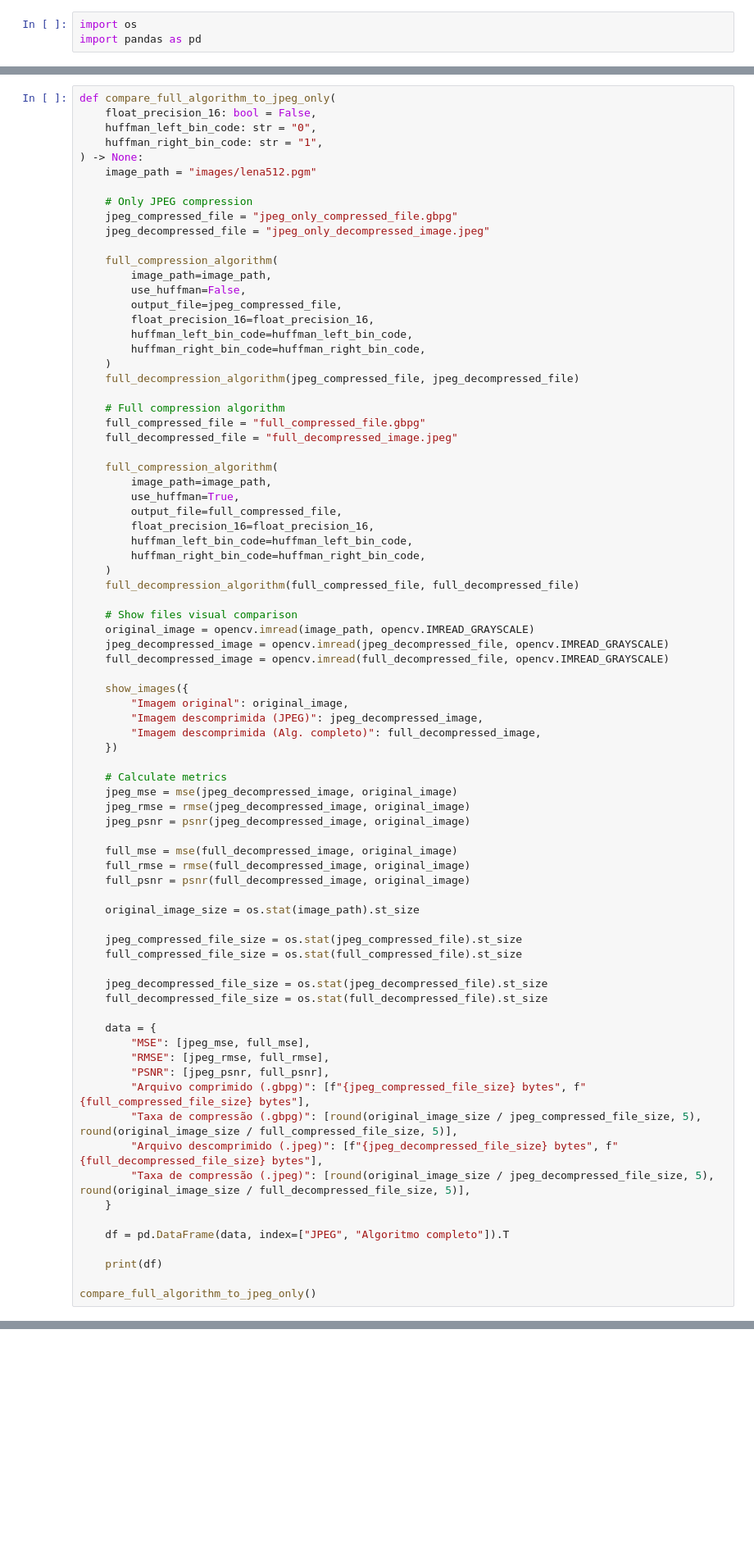
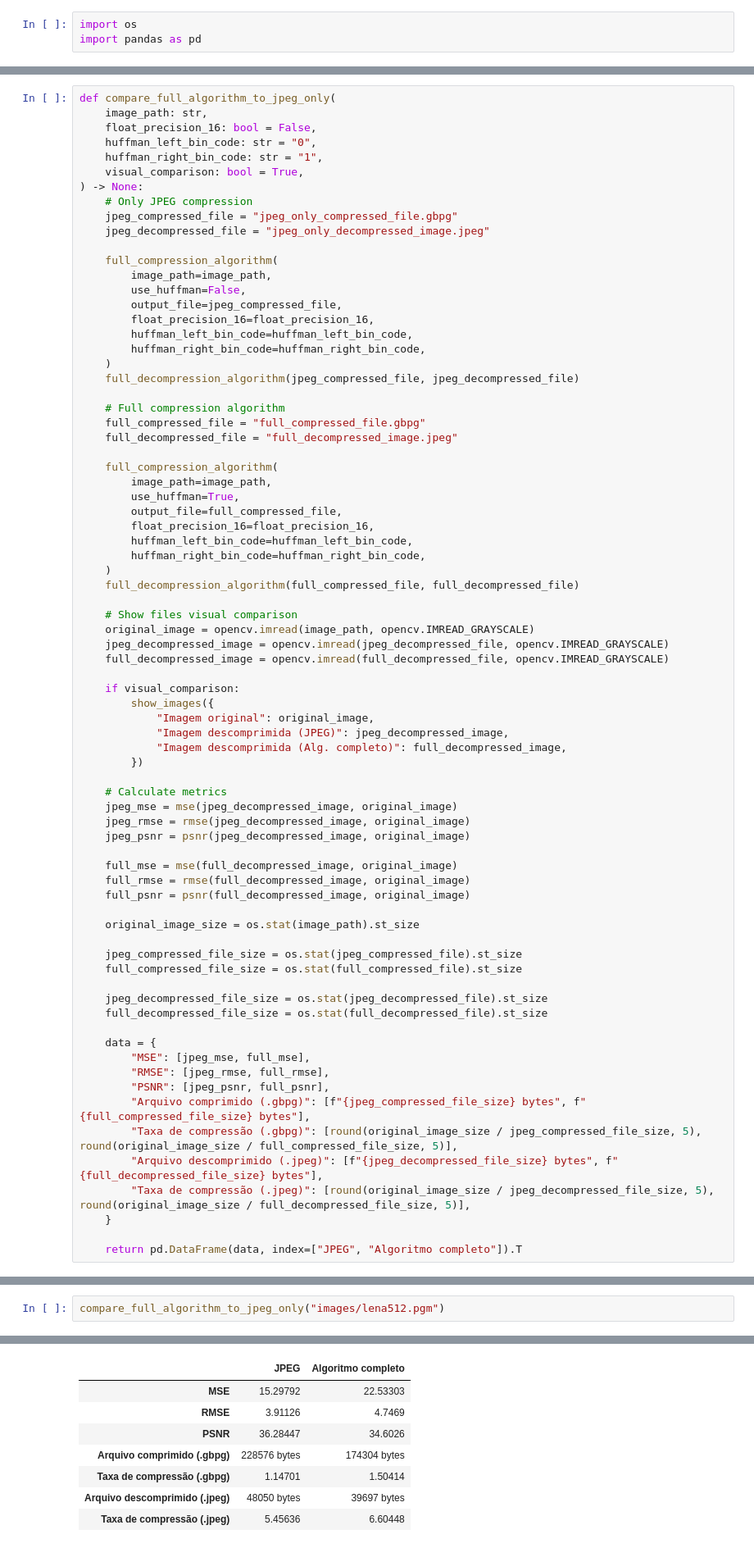
Before and after one commit to pedro-de-oliveira-guedes/image-compressor, a Jupyter notebook: image_compressor.ipynb, the cells around one changed output, grey strips where cells are left out. Shown at 82% size. Drawn from its saved outputs; the diff is of its cells as text; blank space fills up the shorter version.

```diff
--- a/image_compressor.ipynb
+++ b/image_compressor.ipynb
@@ -1115,11 +1112,11 @@ Os testes a seguir comparam a qualidade da compressão e a taxa de compressão e
 # %%
 def compare_full_algorithm_to_jpeg_only(
+    image_path: str,
     float_precision_16: bool = False,
     huffman_left_bin_code: str = "0",
     huffman_right_bin_code: str = "1",
+    visual_comparison: bool = True,
 ) -> None:
-    image_path = "images/lena512.pgm"
-
     # Only JPEG compression
     jpeg_compressed_file = "jpeg_only_compressed_file.gbpg"
     jpeg_decompressed_file = "jpeg_only_decompressed_image.jpeg"
@@ -1153,11 +1150,12 @@ def compare_full_algorithm_to_jpeg_only(
     jpeg_decompressed_image = opencv.imread(jpeg_decompressed_file, opencv.IMREAD_GRAYSCALE)
     full_decompressed_image = opencv.imread(full_decompressed_file, opencv.IMREAD_GRAYSCALE)
 
-    show_images({
-        "Imagem original": original_image,
-        "Imagem descomprimida (JPEG)": jpeg_decompressed_image,
-        "Imagem descomprimida (Alg. completo)": full_decompressed_image,
-    })
+    if visual_comparison:
+        show_images({
+            "Imagem original": original_image,
+            "Imagem descomprimida (JPEG)": jpeg_decompressed_image,
+            "Imagem descomprimida (Alg. completo)": full_decompressed_image,
+        })
 
     # Calculate metrics
     jpeg_mse = mse(jpeg_decompressed_image, original_image)
@@ -1186,8 +1184,4 @@ def compare_full_algorithm_to_jpeg_only(
         "Taxa de compressão (.jpeg)": [round(original_image_size / jpeg_decompressed_file_size, 5), round(original_image_size / full_decompressed_file_size, 5)],
     }
 
-    df = pd.DataFrame(data, index=["JPEG", "Algoritmo completo"]).T
-
-    print(df)
-
-compare_full_algorithm_to_jpeg_only()
+    return pd.DataFrame(data, index=["JPEG", "Algoritmo completo"]).T
@@ -1203,0 +1193,3 @@ Taxa de compressão (.jpeg)          5.45636            6.60448
+# %%
+compare_full_algorithm_to_jpeg_only("images/lena512.pgm")
+# %% [output]
@@ -1204,3 +1197,11 @@ Taxa de compressão (.jpeg)          5.45636            6.60448
+|  | JPEG | Algoritmo completo |
+| MSE | 15.29792 | 22.53303 |
+| RMSE | 3.91126 | 4.7469 |
+| PSNR | 36.28447 | 34.6026 |
+| Arquivo comprimido (.gbpg) | 228576 bytes | 174304 bytes |
+| Taxa de compressão (.gbpg) | 1.14701 | 1.50414 |
+| Arquivo descomprimido (.jpeg) | 48050 bytes | 39697 bytes |
+| Taxa de compressão (.jpeg) | 5.45636 | 6.60448 |
 # %% [markdown]
 Note que, a princípio, parece haver um problema com o algoritmo de codificação de Huffman, já que ele é um algoritmo sem perdas, mas ainda assim está com uma taxa de erro superior à do algoritmo JPEG sozinho.
 
```
Also changed, not shown: parts of 10 cells of this notebook.
